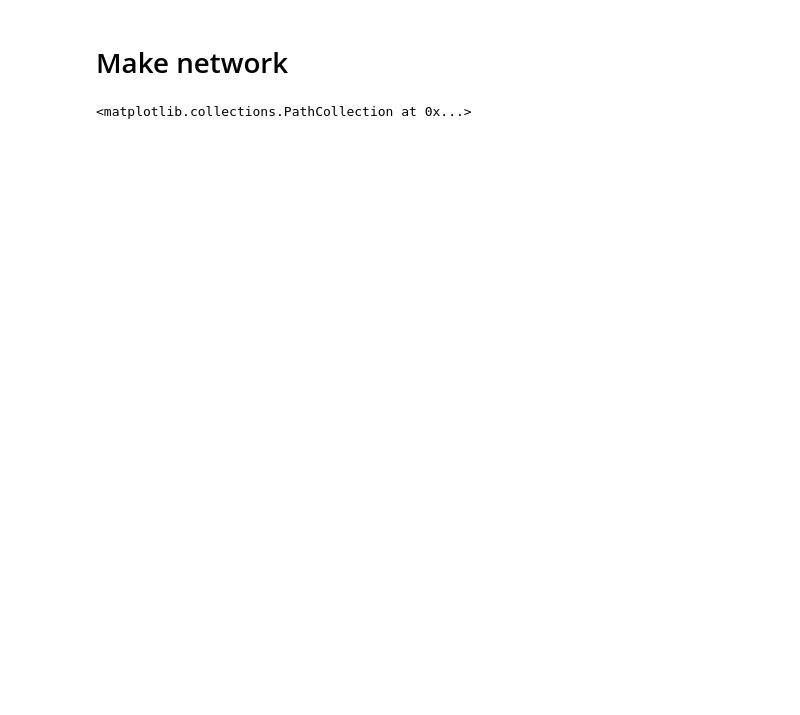
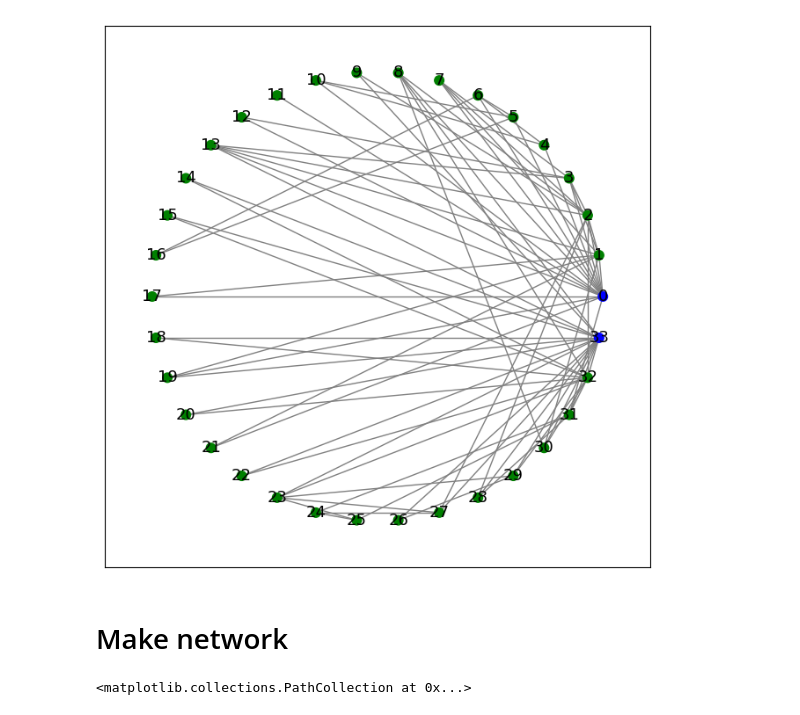
Before and after one commit to TAUforPython/machinelearning, a Jupyter notebook: GNN simple example Graph Convolution Network.ipynb, the cells around one changed output. Cells and saved outputs as stored; diff of their text form; code cells hidden in the pictures; blank space fills up the shorter version.

```diff
--- a/GNN simple example Graph Convolution Network.ipynb
+++ b/GNN simple example Graph Convolution Network.ipynb
@@ -80,3 +108,9 @@ X=torch.eye(A.size(0))
+# %%
+plt.figure(figsize=(8, 8))
+
+nx.draw_networkx(G, pos=nx.circular_layout(G), node_size=59, font_size = 13, edge_color ='grey',node_color=color_map)
+# %% [output]
+[figure, added]
 # %% [markdown]
 # Make network
 # %%
```
Also changed, not shown: parts of 13 cells of this notebook.
